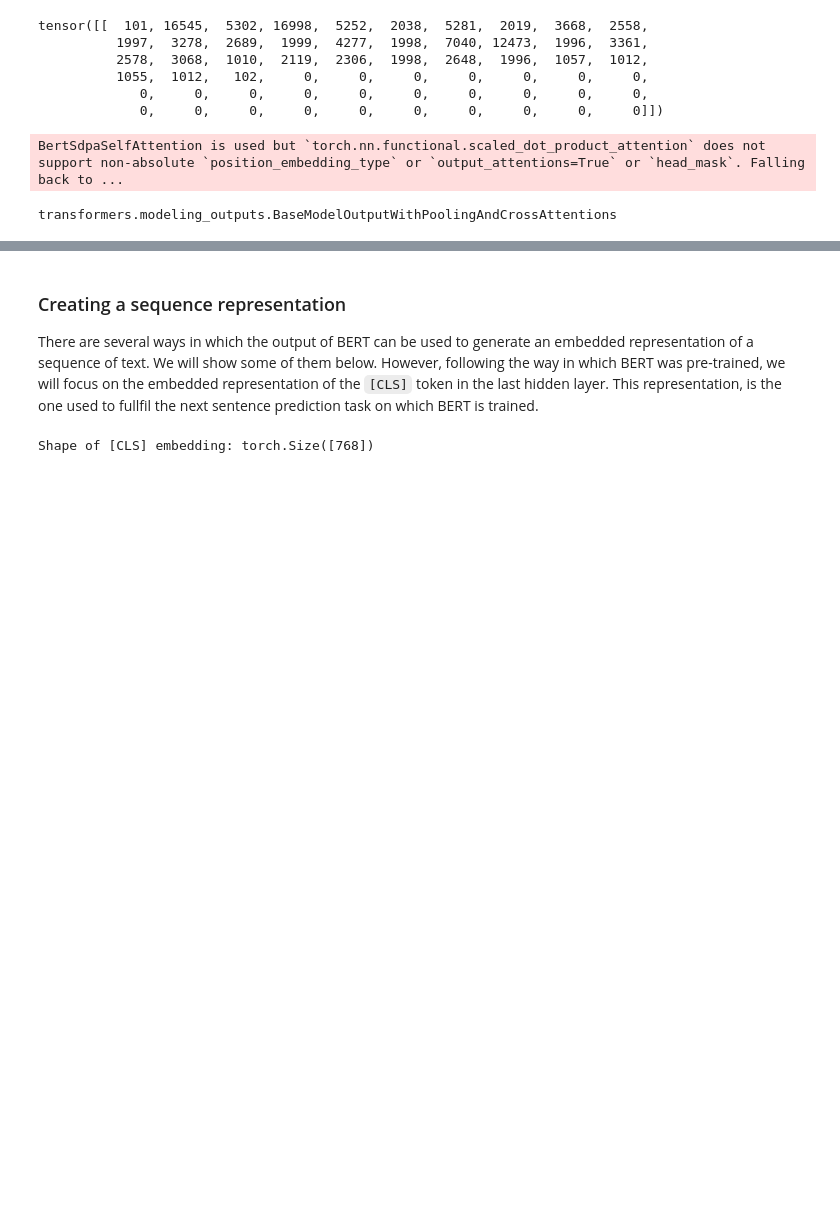
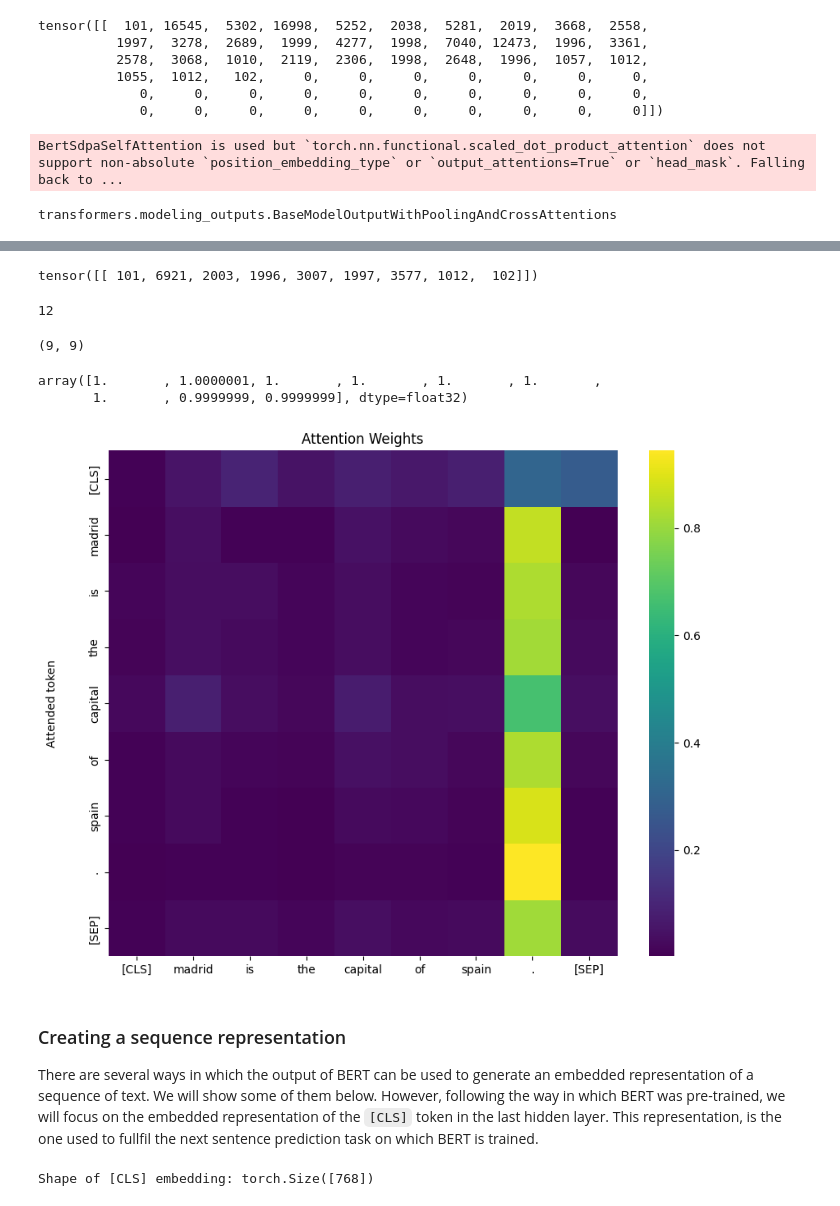
Before and after one commit to unstructured-data/IESE-FRA-seminar-24, a Jupyter notebook: notebooks/2_coding_session.ipynb, the cells around one changed output, grey strips where cells are left out. Saved outputs shown, nothing was run; the diff lists cells and outputs as text; code cells hidden in the pictures; blank space fills up the shorter version.

```diff
--- a/notebooks/2_coding_session.ipynb
+++ b/notebooks/2_coding_session.ipynb
@@ -317,6 +317,54 @@ li, p{
 """)
 # %% [output]
 [interactive output not drawn]
+# %%
+# create a new example
+sentence = "Madrid is the capital of Spain."
+
+# tokenize
+sent_encoded = tokenizer(sentence, truncation=True, return_tensors='pt')
+
+# apply forward pass through the model (do not accumulate gradients; we are not training)
+with torch.no_grad():
+    result = model(**sent_encoded)
+# %%
+sent_encoded["input_ids"]
+# %% [output]
+tensor([[ 101, 6921, 2003, 1996, 3007, 1997, 3577, 1012,  102]])
+# %%
+# explore the attention weights
+attention = result.attentions
+len(attention)
+# %% [output]
+12
+# %%
+# take the last attention weights
+attention_weights = attention[-1][0][-1]
+# Convert attention weights to numpy for plotting
+attention_weights = attention_weights.detach().numpy()
+
+# Get the tokens
+tokens = tokenizer.convert_ids_to_tokens(sent_encoded['input_ids'][0])
+# %%
+attention_weights.shape
+# %% [output]
+(9, 9)
+# %%
+# for each row sum all its columns
+attention_weights.sum(axis=1)
+# %% [output]
+array([1.       , 1.0000001, 1.       , 1.       , 1.       , 1.       ,
+       1.       , 0.9999999, 0.9999999], dtype=float32)
+# %%
+# Plot the attention weights
+fig, ax = plt.subplots(figsize=(10, 8))
+sns.heatmap(attention_weights, xticklabels=tokens, yticklabels=tokens, cmap='viridis', ax=ax)
+ax.set_title('Attention Weights')
+ax.set_xlabel('')
+ax.set_ylabel('Attended token\n\n')
+plt.show()
+# %% [output]
+[figure, added]
 # %% [markdown]
 ### Creating a sequence representation
 
```
Also changed, not shown: parts of 2 cells of this notebook, 1 other file.
